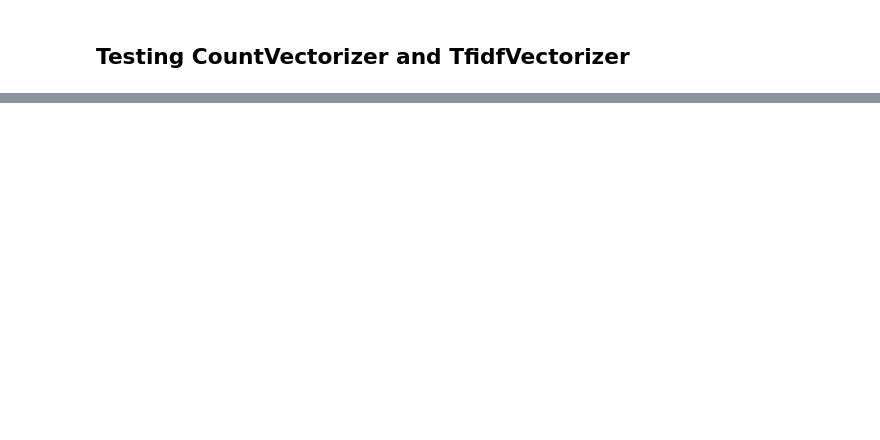
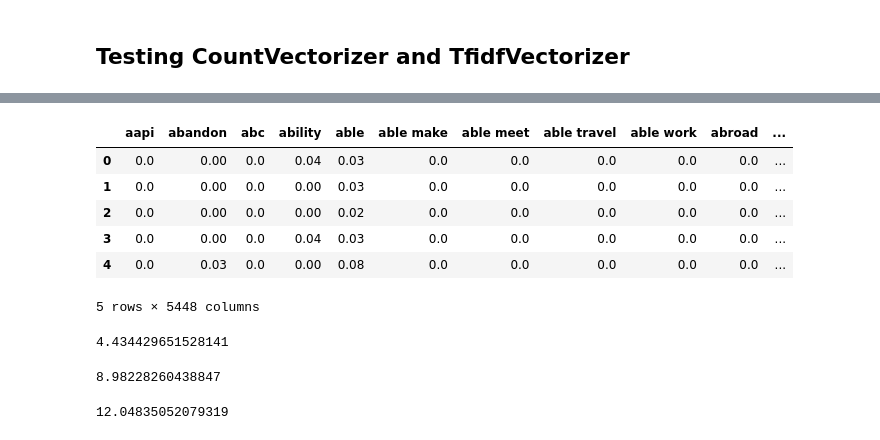
Before and after one commit to binh748/queer-asian-stories, a Jupyter notebook: notebooks/topic_modeling.ipynb, the cells around one changed output, grey strips where cells are left out. Cells and saved outputs as stored; diff of their text form; code cells hidden in the pictures; blank space fills up the shorter version.

```diff
--- a/notebooks/topic_modeling.ipynb
+++ b/notebooks/topic_modeling.ipynb
@@ -113,0 +177,18 @@ X = cv.fit_transform(clean_gd_corpus).toarray()
+# %%
+tfidf_doc_term.head()
+# %% [output]
+|  | aapi | abandon | abc | ability | able | able make | able meet | able travel | able work | abroad | ... |
+| 0 | 0.0 | 0.00 | 0.0 | 0.04 | 0.03 | 0.0 | 0.0 | 0.0 | 0.0 | 0.0 | ... |
+| 1 | 0.0 | 0.00 | 0.0 | 0.00 | 0.03 | 0.0 | 0.0 | 0.0 | 0.0 | 0.0 | ... |
+| 2 | 0.0 | 0.00 | 0.0 | 0.00 | 0.02 | 0.0 | 0.0 | 0.0 | 0.0 | 0.0 | ... |
+| 3 | 0.0 | 0.00 | 0.0 | 0.04 | 0.03 | 0.0 | 0.0 | 0.0 | 0.0 | 0.0 | ... |
+| 4 | 0.0 | 0.03 | 0.0 | 0.00 | 0.08 | 0.0 | 0.0 | 0.0 | 0.0 | 0.0 | ... |
+5 rows × 5448 columns
+# %%
+tfidf_doc_term['come out'].sum()
+tfidf_doc_term['come'].sum()
+tfidf_doc_term['out'].sum()
+# %% [output]
+4.434429651528141
+8.98228260438847
+12.04835052079319
```
Also changed, not shown: parts of 35 cells of this notebook.
